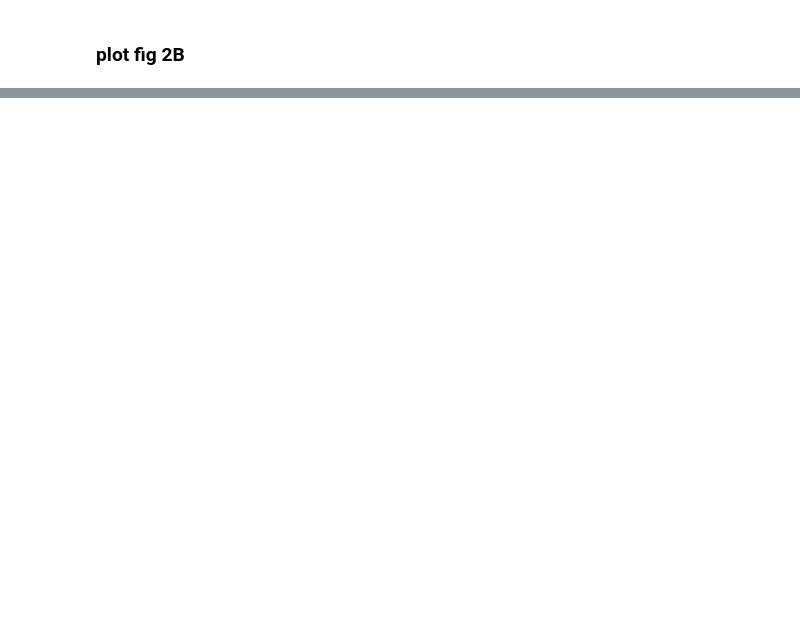
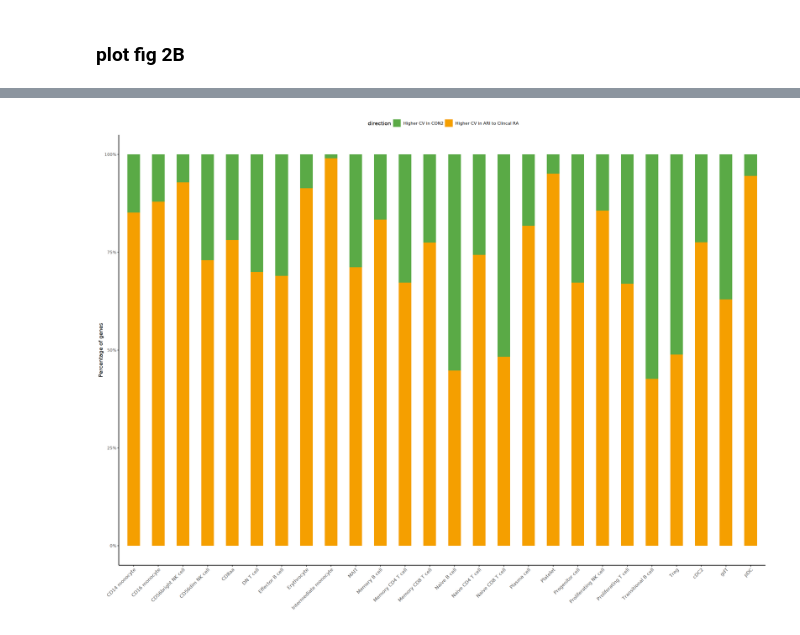
Before and after one commit to aifimmunology/ALTRA-manuscript, a Jupyter notebook: Analysis/scRNA/Longitudinal_analysis/05_R_scRNA_plamo_variability_analysis.ipynb, the cells around one changed output, grey strips where cells are left out. Saved outputs shown, nothing was run; the diff lists cells and outputs as text; code cells hidden in the pictures; blank space fills up the shorter version.

```diff
--- a/Analysis/scRNA/Longitudinal_analysis/05_R_scRNA_plamo_variability_analysis.ipynb
+++ b/Analysis/scRNA/Longitudinal_analysis/05_R_scRNA_plamo_variability_analysis.ipynb
@@ -546,0 +696,3 @@ cv_stats_effect_size <- read_tsv(file.path(output_path, paste0(proj_name, 'CV_ce
+# %%
+cv_stats_effect_size <- read_tsv(
+    '/home/workspace/private/ra-cohort-ide/ALTRA_manuscript/certPro_scRNA/certPro_results/ALTRA_AIM3_BRI_scRNA_PALMO_CV_celltype_effect_size.tsv')
@@ -547,5 +708,6 @@ cv_stats_effect_size <- read_tsv(file.path(output_path, paste0(proj_name, 'CV_ce
 # %%
-cv_stats_effect_size <- cv_stats_effect_size%>%
-    mutate(direction=factor(if_else(effsize<0, 'Higher CV in ARI to Clincal RA',
-                             'Higher CV in CON2'), levels=c('Higher CV in CON2', 'Higher CV in ARI to Clincal RA')))
+cv_stats_effect_size <- cv_stats_effect_size %>%
+  mutate(direction = factor(if_else(effsize < 0, "Higher CV in ARI to Clincal RA",
+    "Higher CV in CON2"
+  ), levels = c("Higher CV in CON2", "Higher CV in ARI to Clincal RA")))
 # %%
@@ -1024,0 +727,8 @@ cv_comb%>%filter(feature%in%gene_cv$feature)%>%
+# %%
+# calcualte the counts of genes with higher CV in ARI or CON2
+cv_direction_counts <- cv_stats_effect_size %>%
+  filter(cell_type != "cDC1") %>%
+  group_by(cell_type, direction) %>%
+  tally() %>%
+  mutate(counts = if_else(direction == "Higher CV in converters", -n, n), pct = prop.table(n))
+cv_direction_counts %>% head()
@@ -1024,0 +745,33 @@ cv_comb%>%filter(feature%in%gene_cv$feature)%>%
+# %%
+# plot the deg counts
+p1 <- ggplot(cv_direction_counts, aes(width = 0.5, fill = direction, y = pct, x = cell_type)) +
+  geom_col() +
+  # geom_text(aes(label = scales::percent(pct, accuracy = .1)),
+  #           position = position_stack(vjust = .5), size=2) +
+  # scale_y_continuous(breaks = seq(-2000, 1200, by = 200)) +
+  # geom_text(aes(y = n + 50 * sign(n), label = abs(n)), vjust = 0, size=4) +
+  ylab("Percentage of genes") +
+  xlab("") +
+  theme_classic() +
+  theme(
+    axis.text.x = element_text(angle = 45, hjust = 1, vjust = 1, size = 10),
+    legend.position = "top",
+    strip.text = element_text(size = 10)
+  ) +
+  scale_fill_manual(values = c(
+    "#5AAA46",
+    "#F59F00"
+  )) +
+  scale_y_continuous(labels = scales::percent)
+p1
+# Adding line to differentiate -ve and +ve y axis
+# p2 <- ggpubr::ggbarplot(cv_direction_counts, xlab = 'global cell types', ylab='Number of Genes',
+#                         x='cell_type', y='n', color = "direction", fill='direction',
+#                         position = position_dodge(0.8),
+#                         palette = c("#0072B5FF", "#BC3C29FF"))+
+#     theme(axis.text.x = element_text(angle = 45, hjust = 1, vjust = 1, size = 12),
+#          strip.text = element_text(size=12))
+# p2
+# ggsave(file.path(fig_path, paste0(proj_name, "cv_barplot_percent.pdf")), width = 6, height = 4)
+# %% [output]
+[figure, added]
```
Also changed, not shown: parts of 160 cells of this notebook, 1 other file.
